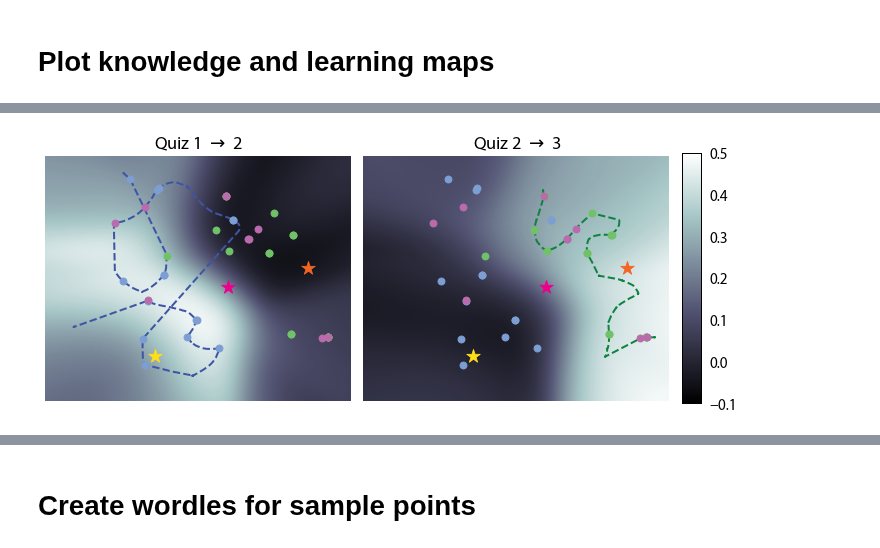
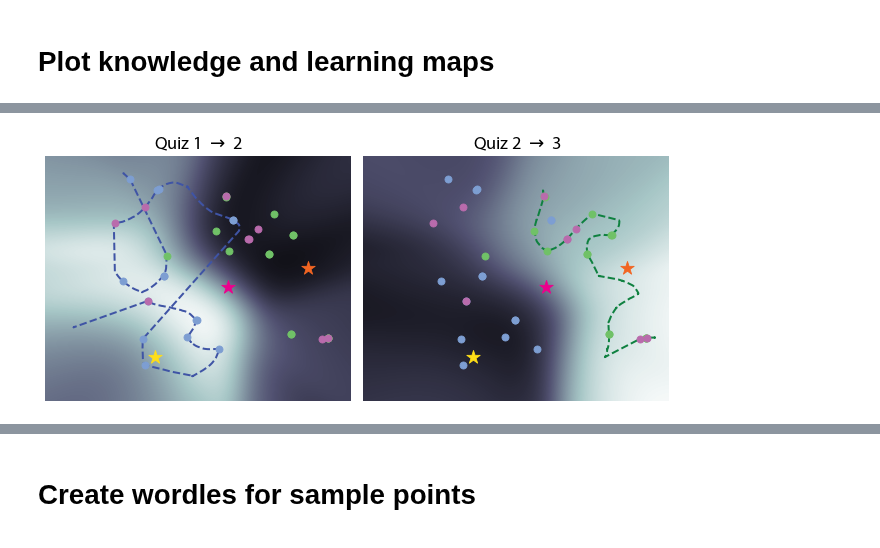
Before and after one commit to ContextLab/efficient-learning-khan, a Jupyter notebook: code/notebooks/4_knowledge-maps.ipynb, the cells around one changed output, grey strips where cells are left out. Drawn from its saved outputs; the diff is of its cells as text; code cells hidden in the pictures.

```diff
--- a/code/notebooks/4_knowledge-maps.ipynb
+++ b/code/notebooks/4_knowledge-maps.ipynb
@@ -381,22 +381,18 @@ with sns.plotting_context('paper', font_scale=1.1):
     cmap = 'bone'
     fig, axes = plt.subplots(1, 3)
     fig.set_size_inches(14, 4)
-    cbar_ax = fig.add_axes([1, 0.03, .02, .87])
 
     for i, ax in enumerate(axes):
         # knowledge estimate heatmap
         kmap = exp.avg_participant.get_kmap(f'forces_bos_quiz{i + 1}')
-        cbar = True if i == 2 else False
-        cax = cbar_ax if i == 2 else None
         sns.heatmap(kmap,
                     vmin=0,
                     vmax=1,
                     cmap=cmap,
                     xticklabels=[],
                     yticklabels=[],
-                    cbar=cbar,
-                    ax=ax,
-                    cbar_ax=cax)
+                    cbar=False,
+                    ax=ax)
         ax.collections[0].remove()
         ax.imshow(kmap,
                   vmin=0,
@@ -450,16 +446,7 @@ with sns.plotting_context('paper', font_scale=1.1):
         # undo automatic y-axis inversion from sns.heatmap
         ax.invert_yaxis()
 
-        if cbar:
-            cax.spines[:].set_visible(True)
-            cax.tick_params(right=False, labelsize='x-large')
-
-    # suppress "UserWarning: This figure includes Axes that are not
-    # compatible with tight_layout, so results might be incorrect."
-    with warnings.catch_warnings():
-        warnings.simplefilter("ignore")
-        plt.tight_layout()
-
+    plt.tight_layout()
 #     plt.savefig(KMAPS_FIG_DIR.joinpath('knowledge_maps.pdf'),
 #                 dpi=1000,
 #                 bbox_inches='tight')
@@ -471,24 +536,20 @@ with sns.plotting_context('paper', font_scale=1.1):
     cmap = 'bone'
     fig, axes = plt.subplots(1, 2)
     fig.set_size_inches(9, 4)
-    cbar_ax = fig.add_axes([1, 0.03, .03, .87])
 
     for i, ax in enumerate(axes):
         # learning estimate heatmap
         before = exp.avg_participant.get_kmap(f'forces_bos_quiz{i + 1}')
         after = exp.avg_participant.get_kmap(f'forces_bos_quiz{i + 2}')
         learning_map = after - before
-        cbar = True if i == 1 else False
-        cax = cbar_ax if i == 1 else None
         sns.heatmap(learning_map,
                     vmin=-0.1,
                     vmax=0.5,
                     cmap=cmap,
                     xticklabels=[],
                     yticklabels=[],
-                    cbar=cbar,
-                    ax=ax,
-                    cbar_ax=cbar_ax)
+                    cbar=False,
+                    ax=ax)
         ax.collections[0].remove()
         ax.imshow(learning_map,
                   vmin=-0.1,
@@ -496,6 +557,7 @@ with sns.plotting_context('paper', font_scale=1.1):
                   aspect='auto',
                   cmap=cmap,
                   interpolation='bilinear')
+        ax.axis('off')
         # Four Fundamental Forces quiz questions
         ax.scatter(ff_qs_shifted[:, 0],
                    ff_qs_shifted[:, 1],
@@ -521,41 +583,32 @@ with sns.plotting_context('paper', font_scale=1.1):
         if i == 0:
             ax.plot(forces_shifted[:, 0],
                     forces_shifted[:, 1],
                     c=FORCES_LECTURE_COLOR,
                     linestyle='--',
                     linewidth=2,
                     zorder=1)
         # Birth of Stars lecture trajectory
         else:
             ax.plot(bos_shifted[:, 0],
                     bos_shifted[:, 1],
                     c=BOS_LECTURE_COLOR,
                     linestyle='--',
                     linewidth=2,
                     zorder=1)
 
         # wordle coordinates
         for coord, color in zip(wordle_coords_shifted, WORDLE_COLORS):
             ax.scatter(coord[0], coord[1], c=color, marker='*', s=200)
 
         ax.set_title(fr'Quiz {i + 1} $\rightarrow$ {i + 2}',
                           fontsize='xx-large')
         # undo automatic y-axis inversion from sns.heatmap
         ax.invert_yaxis()
 
-        if cbar:
-            cax.spines[:].set_visible(True)
-            cax.tick_params(right=False, labelsize='x-large')
-
-    # suppress "UserWarning: This figure includes Axes that are not
-    # compatible with tight_layout, so results might be incorrect."
-    with warnings.catch_warnings():
-        warnings.simplefilter("ignore")
-        plt.tight_layout()
-
+    plt.tight_layout()
 #     plt.savefig(KMAPS_FIG_DIR.joinpath('learning_maps.pdf'),
 #                 dpi=1000,
 #                 bbox_inches='tight')
     plt.show()
 # %% [output]
-[figure, old version]
+[figure, new version]
```
Also changed, not shown: parts of 6 cells of this notebook, 1 other file.
